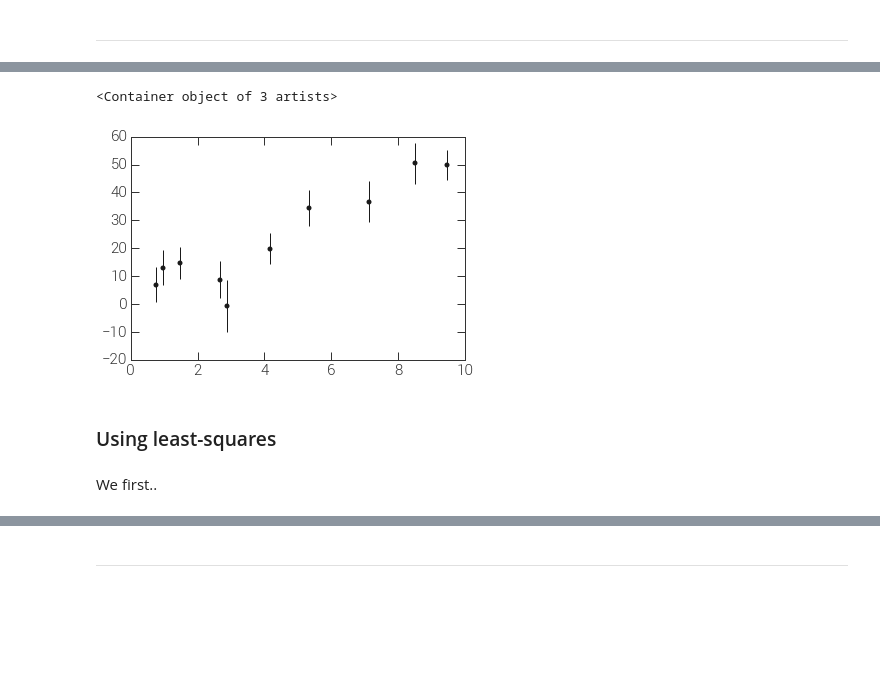
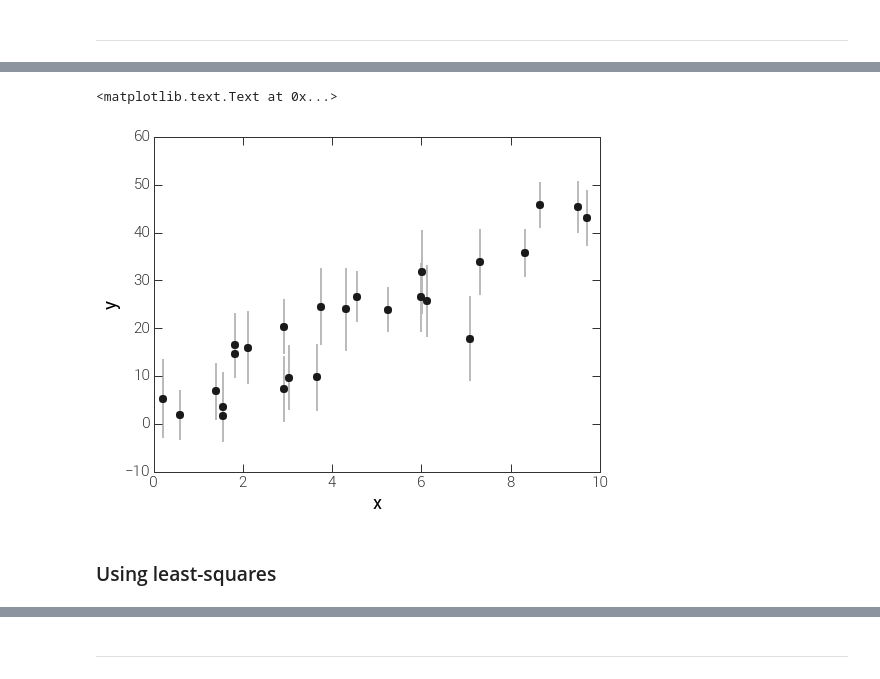
Before and after one commit to adrn/teaching, a Jupyter notebook: galactic-dynamics/notebooks/Fit a line to data.ipynb, the cells around one changed output, grey strips where cells are left out. Drawn from its saved outputs; the diff is of its cells as text; code cells hidden in the pictures; blank space fills up the shorter version.

Commit message:
added text and finished

```diff
--- a/galactic-dynamics/notebooks/Fit a line to data.ipynb
+++ b/galactic-dynamics/notebooks/Fit a line to data.ipynb
@@ -19,20 +21,22 @@ We first generate some fake data. Use `ndata` to control the number of data poin
 # %%
-ndata = 10
-pars = (4.5, 1.7)
+ndata = 25
+true_pars = (4.5, 1.7)
 
+np.random.seed(42)
 x = np.random.uniform(0., 10., size=ndata)
-y = pars[0]*x + pars[0]
+y = true_pars[0]*x + true_pars[1]
 
 sigma_y = np.random.uniform(0.1, 0.2, size=ndata)*y.max() # uncertainties
 y += np.random.normal(scale=sigma_y)
 # %%
 # plot the generated data
-pl.figure(figsize=(6,4))
-pl.errorbar(x, y, sigma_y, marker='o', linestyle='none')
+plt.figure(figsize=(8,6))
+plt.errorbar(x, y, sigma_y, marker='o', linestyle='none', ecolor='#bbbbbb',
+             elinewidth=2, markersize=8)
+plt.xlabel("x")
+plt.ylabel("y")
 # %% [output]
-<Container object of 3 artists>
+<matplotlib.text.Text at 0x...>
-[figure, old version]
+[figure, new version]
 # %% [markdown]
 ### Using least-squares
-# %% [markdown]
-We first..
```
Also changed, not shown: parts of 18 cells of this notebook.
